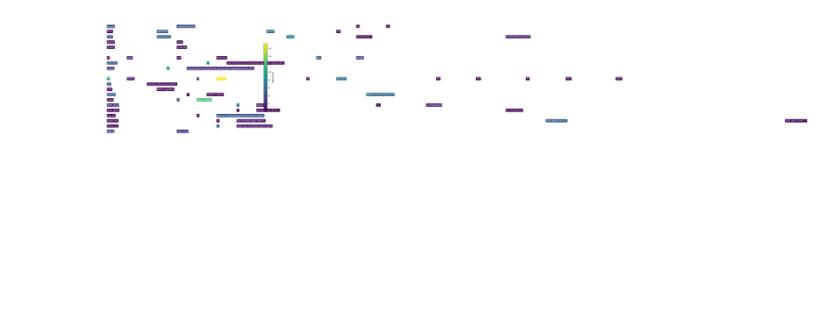
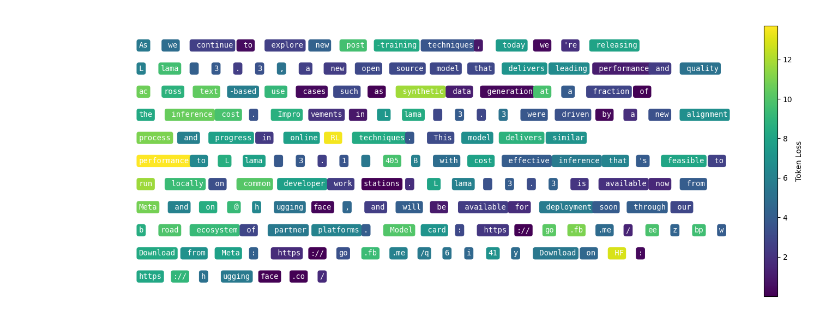
Before and after one commit to Neelectric/rome, a Jupyter notebook: other_experiments.ipynb, the cells around one changed output. Saved outputs shown, nothing was run; the diff lists cells and outputs as text; code cells hidden in the pictures; blank space fills up the shorter version.

Commit message:
llama3.3 70b downloaded, plot of loss works, fits on 48gb rtx6000

```diff
--- a/other_experiments.ipynb
+++ b/other_experiments.ipynb
@@ -7,18 +8,18 @@ import textwrap
 # %%
-model_id = "meta-llama/Llama-3.1-8b"
+model_id = "meta-llama/Llama-3.3-70B-Instruct"
+bnb_conf = BitsAndBytesConfig(load_in_4bit=True)
 tokenizer = AutoTokenizer.from_pretrained(model_id)
 model = AutoModelForCausalLM.from_pretrained(
     model_id,
     device_map="auto",
+    quantization_config=bnb_conf,
 )
+# model.to("cuda")
 # %%
-# Step 3: Define a function to calculate the loss for each token
+# Define a function to calculate the loss for each token
 def calculate_token_loss(inputs):
-
     with torch.no_grad():
         outputs = model(**inputs, labels=inputs["input_ids"])
-    loss = outputs.loss
-    print(f"loss is {loss}")
     logits = outputs.logits
     shift_logits = logits[..., :-1, :].contiguous()
     shift_labels = inputs["input_ids"][..., 1:].contiguous()
@@ -29,15 +30,24 @@ def calculate_token_loss(inputs):
 
 # Define a function to visualize the tokens with colors based on their loss
 def visualize_token_loss(prompt):
-    lines = prompt.split('\n')
+    # Wrap the text into lines of a specified width
+    wrapped_lines = textwrap.wrap(prompt, width=80)
+
     token_losses = []
     tokens = []
 
-    for line in lines:
+    for line in wrapped_lines:
         inputs = tokenizer(line, return_tensors="pt").to(model.device)
         token_loss = calculate_token_loss(inputs)
         token_losses.extend(token_loss[0].cpu().numpy())
-        tokens.extend(tokenizer.convert_ids_to_tokens(inputs["input_ids"][0]))
+        tokens.extend(tokenizer.convert_ids_to_tokens(inputs["input_ids"][0], skip_special_tokens=True))
+
+    # Replace 'Ġ' with a space in tokens
+    tokens = [token.replace('Ġ', ' ') for token in tokens]
+
+    # Print each token with its loss
+    for token, loss in zip(tokens, token_losses):
+        print(f"Token: {token}, Loss: {loss}")
 
     # Normalize the loss values for coloring
     norm = plt.Normalize(min(token_losses), max(token_losses))
@@ -47,27 +57,31 @@ def visualize_token_loss(prompt):
     colors = colors[:len(tokens)]
 
     # Adjust figure size based on the number of lines
-    num_lines = len(lines)
-    fig_width = 15
-    fig_height = num_lines * 0.5
+    num_lines = len(wrapped_lines)
+    fig_width = 16
+    fig_height = num_lines * 0.6  # Adjusted height to reduce spacing between rows
     fig, ax = plt.subplots(figsize=(fig_width, fig_height), facecolor='white')
 
     # Plot the tokens with background colors
     y = num_lines - 1
     token_idx = 0
-    for line in lines:
-        words = line.split()
+    for line in wrapped_lines:
+        inputs = tokenizer(line, return_tensors="pt").to(model.device)
+        line_tokens = tokenizer.convert_ids_to_tokens(inputs["input_ids"][0], skip_special_tokens=True)
+        line_tokens = [token.replace('Ġ', ' ') for token in line_tokens]
         x = 0
-        for word in words:
+        for token in line_tokens:
             if token_idx < len(colors):
-                ax.text(x, y, word, fontsize=10, ha='left', va='center',
-                        bbox=dict(facecolor=colors[token_idx], edgecolor='none', boxstyle='round,pad=0.3'), color='white')
-                x += len(word) + 1  # Move x position to the right
+                text = ax.text(x, y, token, fontsize=10, ha='left', va='center', fontfamily='monospace',
+                               bbox=dict(facecolor=colors[token_idx], edgecolor='none', boxstyle='round,pad=0.3'), color='white')
+                fig.canvas.draw()  # Draw the canvas to get the correct text width
+                text_width = text.get_window_extent(renderer=fig.canvas.get_renderer()).width / fig.dpi
+                x += text_width + 0.5  # Move x position to the right by the width of the text plus more padding
                 token_idx += 1
-        y -= 1
+        y -= 1  # Move to the next line
 
     ax.set_xlim(-1, fig_width)
-    ax.set_ylim(-1, num_lines + 0.5)  # Add padding to the bottom
+    ax.set_ylim(-1, num_lines)  # Adjusted ylim to reduce spacing between rows
     ax.axis('off')
 
     # Add a colorbar legend
@@ -78,27 +92,21 @@ def visualize_token_loss(prompt):
 
     plt.show()
 
-# Step 5: Display the visualization in the Jupyter Notebook
-prompt = """import matplotlib.pyplot as plt
-from matplotlib import cm
-from transformers import AutoTokenizer, AutoModelForCausalLM
-import torch
-import textwrap
-
-# Load the tokenizer and model
-tokenizer = AutoTokenizer.from_pretrained("huggingface/llama-8b")
-model = AutoModelForCausalLM.from_pretrained("huggingface/llama-8b")
-
-# Define a function to calculate the loss for each token
-def calculate_token_loss(inputs):
-    with torch.no_grad():
-        outputs = model(**inputs, labels=inputs["input_ids"])
-    logits = outputs.logits
-    shift_logits = logits[..., :-1, :].contiguous()
-    shift_labels = inputs["input_ids"][..., 1:].contiguous()
-    loss_fct = torch.nn.CrossEntropyLoss(reduction="none")
-    token_loss = loss_fct(shift_logits.view(-1, shift_logits.size(-1)), shift_labels.view(-1))
-    token_loss = token_loss.view(shift_labels.size())
-    return token_loss"""
-visualize_token_loss(prompt)
+# Display the visualization in the Jupyter Notebook
+prompt = """As we continue to explore new post-training techniques, today we're releasing
+Llama 3.3, a new open source model that delivers leading performance
+and quality across text-based use cases such as synthetic data generation at a
+fraction of the inference cost. Improvements in Llama 3.3 were driven by
+a new alignment process and progress in online RL techniques. This model delivers
+similar performance to Llama 3.1 405B with cost effective inference that's
+feasible to run locally on common developer workstations. Llama 3.3 is
+available now from Meta and on @huggingface, and will be available for
+deployment soon through our broad ecosystem of partner platforms.
+Model card: https://go.fb.me/eezbpw
+Download from Meta: https://go.fb.me/q6i41y
+Download on HF: https://huggingface.co/
+"""
+prompt_full = """As we continue to explore new post-training techniques, today we're releasing Llama 3.3, a new open source model that delivers leading performance and quality across text-based use cases such as synthetic data generation at a fraction of the inference cost. Improvements in Llama 3.3 were driven by a new alignment process and progress in online RL techniques. This model delivers similar performance to Llama 3.1 405B with cost effective inference that's feasible to run locally on common developer workstations. Llama 3.3 is available now from Meta and on @huggingface, and will be available for deployment soon through our broad ecosystem of partner platforms. Model card: https://go.fb.me/eezbpw Download from Meta: https://go.fb.me/q6i41y Download on HF: https://huggingface.co/
+"""
+visualize_token_loss(prompt_full)
 # %% [output]
@@ -122 +130 @@ loss is 9.674243927001953
-[figure, old version]
+[figure, new version]
```
Also changed, not shown: parts of 5 cells of this notebook, 2 other files.
